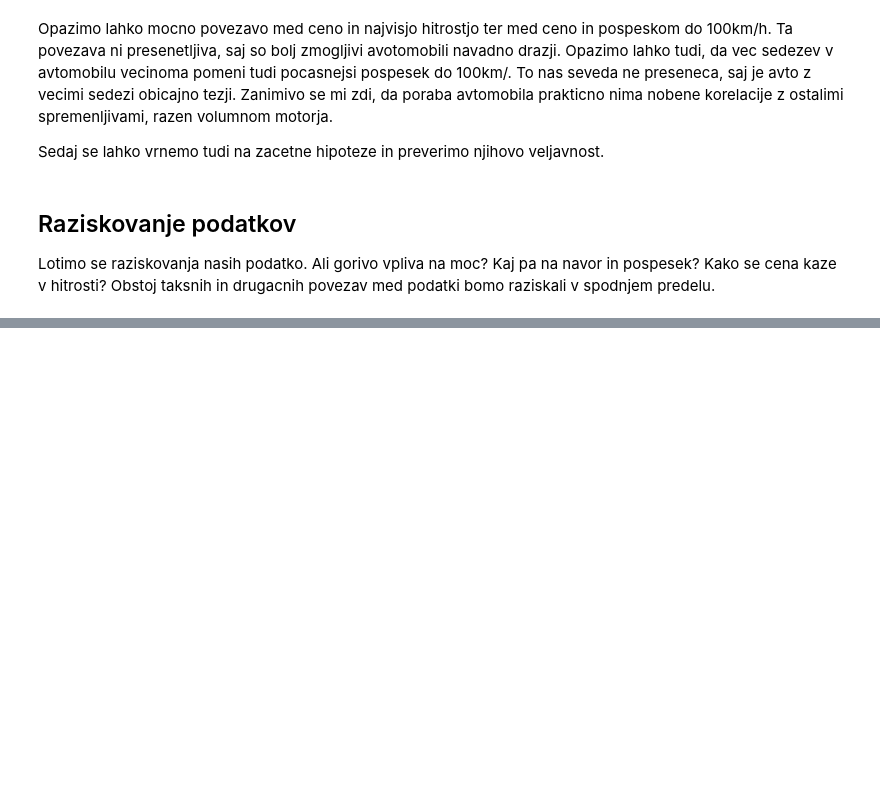
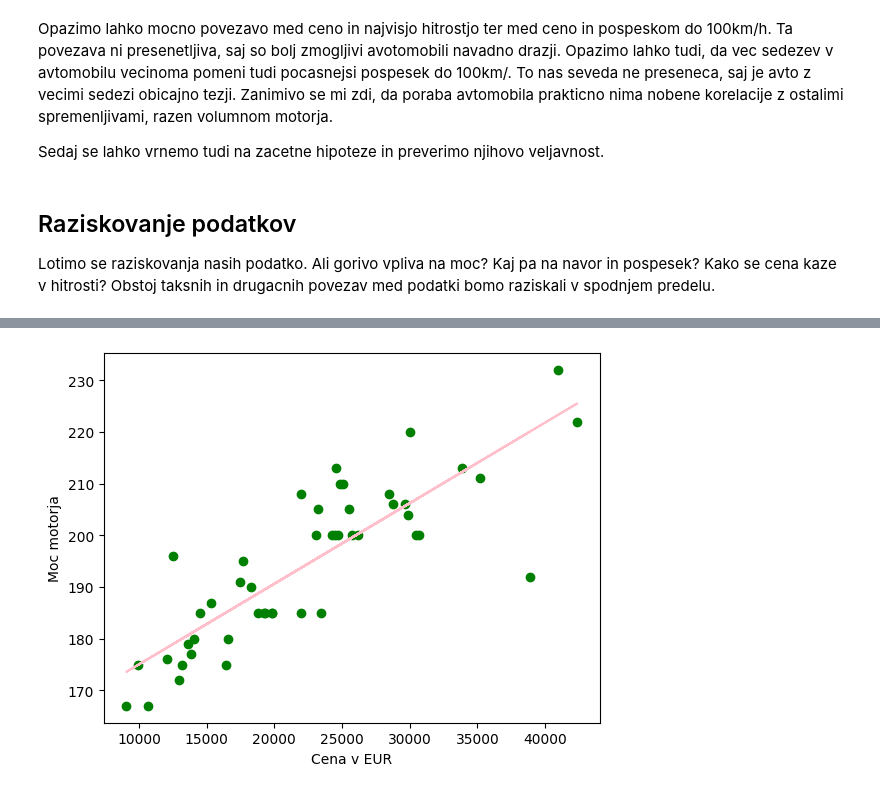
Before and after one commit to urbancluka/UVP-Projektna-naloga, a Jupyter notebook: analiza.ipynb, the cells around one changed output, grey strips where cells are left out. Cells and saved outputs as stored; diff of their text form; code cells hidden in the pictures; blank space fills up the shorter version.

```diff
--- a/analiza.ipynb
+++ b/analiza.ipynb
@@ -215,0 +250,14 @@ Lotimo se raziskovanja nasih podatko. Ali gorivo vpliva na moc? Kaj pa na navor
+# %%
+X = podatki_o_avtih["Price (EUR)"]
+Y = podatki_o_avtih["Top Speed"]
+
+coefficients = np.polyfit(X, Y, 1)
+poly = np.poly1d(coefficients)
+
+plt.scatter(X, Y, color="green")
+plt.plot(X, poly(X), color="pink", label="Best fit")
+plt.xlabel("Cena v EUR")
+plt.ylabel("Moc motorja")
+plt.show()
+# %% [output]
+[figure, added]
```
Also changed, not shown: parts of 16 cells of this notebook.
